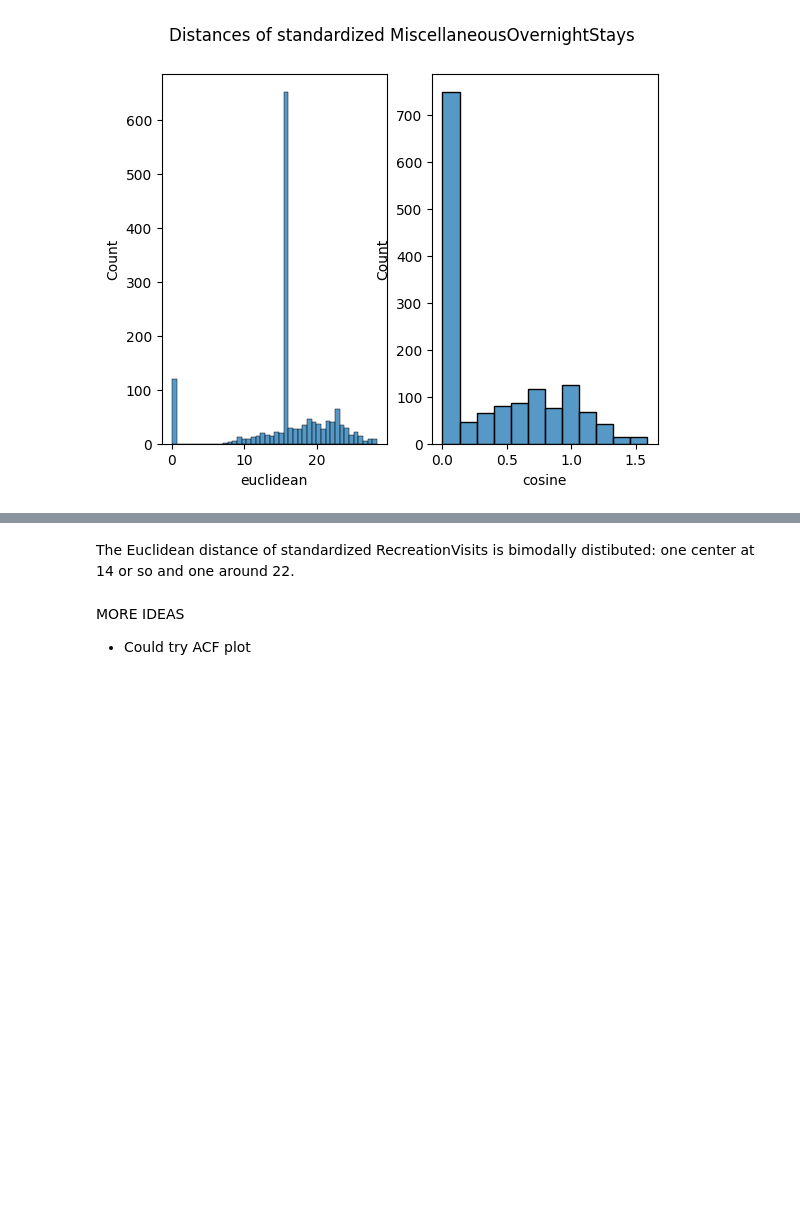
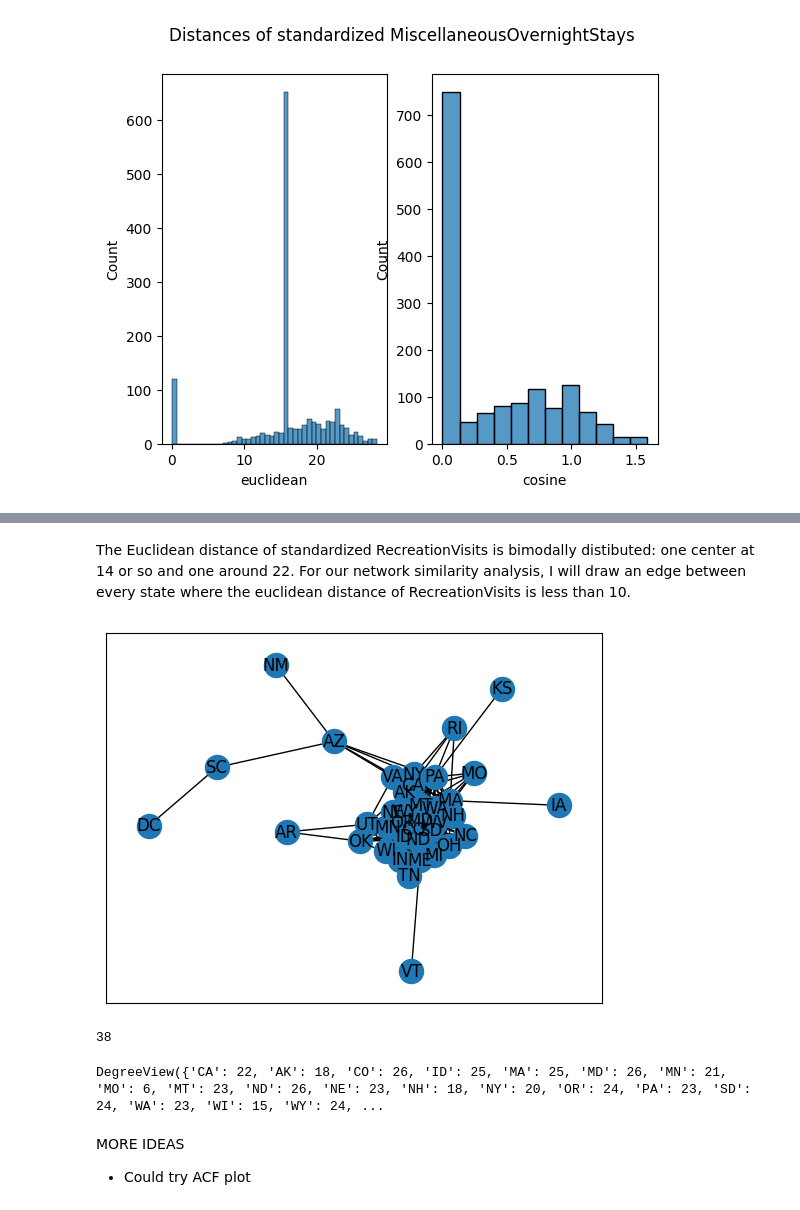
Before and after one commit to scmcqueen/NationalParksDataMining, a Jupyter notebook: state_similarity.ipynb, the cells around one changed output, grey strips where cells are left out. Drawn from its saved outputs; the diff is of its cells as text; code cells hidden in the pictures; blank space fills up the shorter version.

Commit message:
creating & drawing network

```diff
--- a/state_similarity.ipynb
+++ b/state_similarity.ipynb
@@ -312,2 +324,12 @@ for x in similarities.keys():
 # %% [markdown]
-The Euclidean distance of standardized RecreationVisits is bimodally distibuted: one center at 14 or so and one around 22.
+The Euclidean distance of standardized RecreationVisits is bimodally distibuted: one center at 14 or so and one around 22. For our network similarity analysis, I will draw an edge between every state where the euclidean distance of RecreationVisits is less than 10.
+# %%
+rec_node_list = similarities['RecreationVisits'].copy()
+rec_node_list['state1']=rec_node_list['states'].apply(lambda x: list(x)[0])
+rec_node_list['state2']=rec_node_list['states'].apply(lambda x: list(x)[1])
+rec_node_list=rec_node_list[rec_node_list.euclidean < 10]
+# %%
+G = nx.from_pandas_edgelist(rec_node_list, 'state1', 'state2', 'euclidean')
+nx.draw_networkx(G)
+# %% [output]
+[figure, added]
@@ -314,3 +357,9 @@ The Euclidean distance of standardized RecreationVisits is bimodally distibuted:
+# %%
+print(nx.number_of_nodes(G))
+nx.degree(G)
+# %% [output]
+38
+DegreeView({'CA': 22, 'AK': 18, 'CO': 26, 'ID': 25, 'MA': 25, 'MD': 26, 'MN': 21, 'MO': 6, 'MT': 23, 'ND': 26, 'NE': 23, 'NH': 18, 'NY': 20, 'OR': 24, 'PA': 23, 'SD': 24, 'WA': 23, 'WI': 15, 'WY': 24, ...
 # %% [markdown]
 MORE IDEAS
 * Could try ACF plot
```
Also changed, not shown: parts of 2 cells of this notebook.
